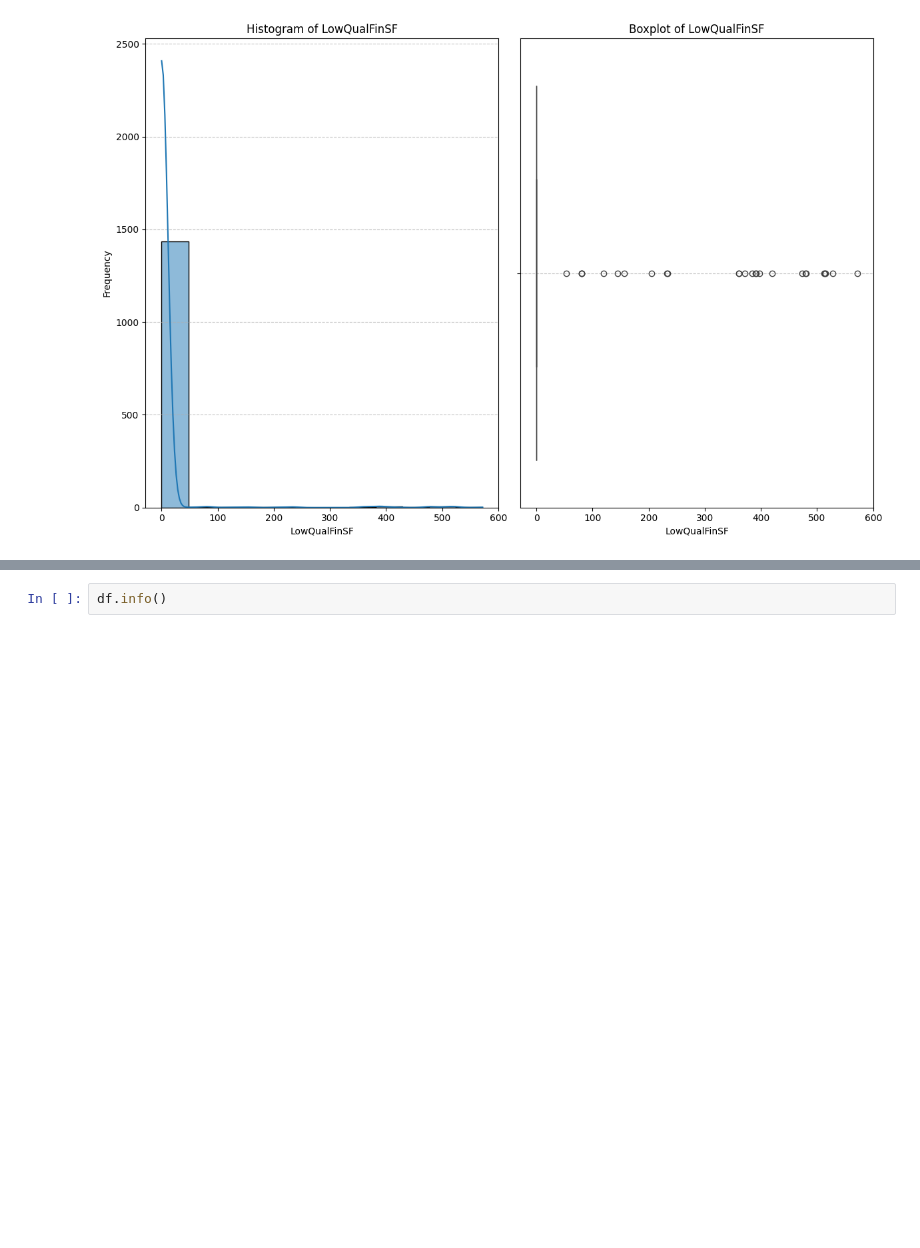
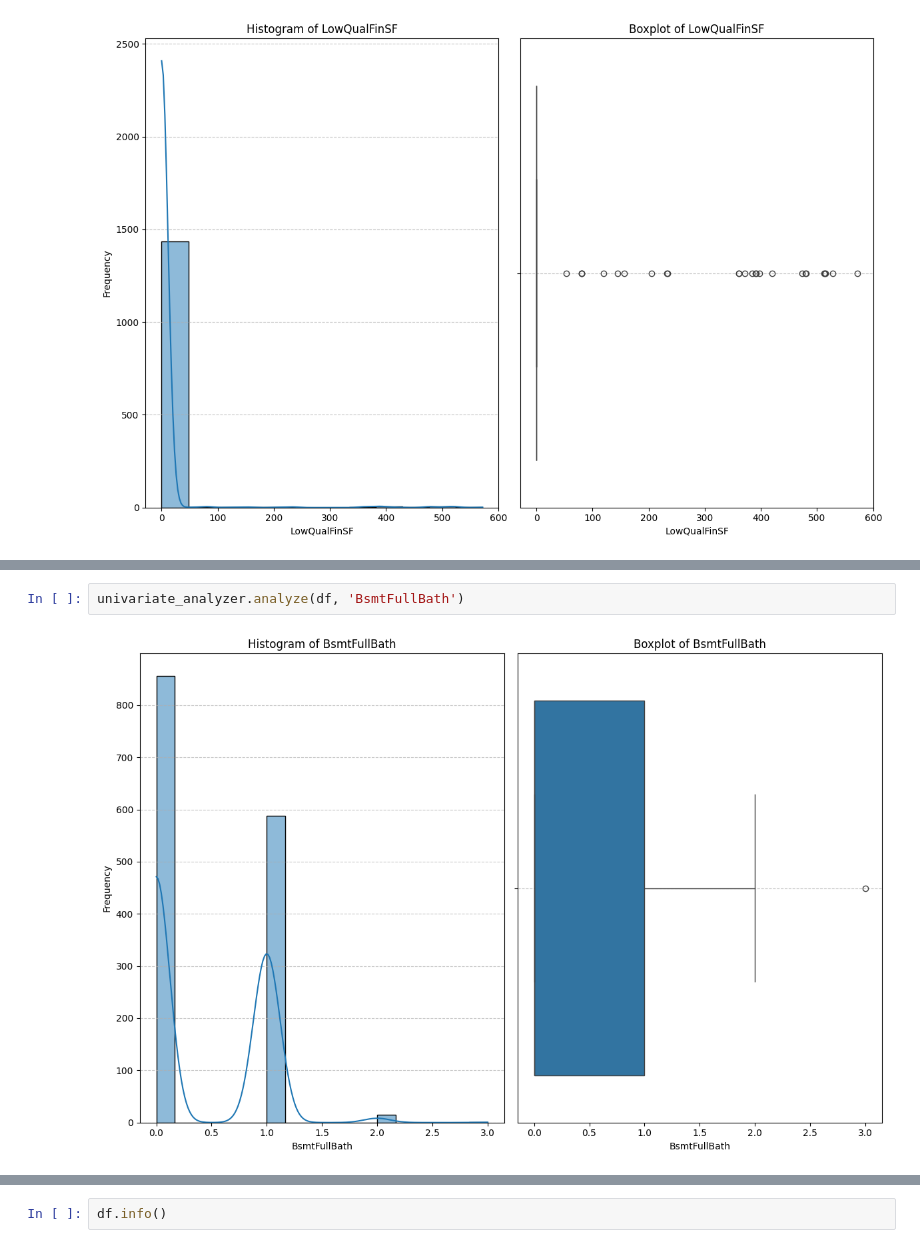
Before and after one commit to ktxdev/house-prices, a Jupyter notebook: analysis/EDA.ipynb, the cells around one changed output, grey strips where cells are left out. Saved outputs shown, nothing was run; the diff lists cells and outputs as text; blank space fills up the shorter version.

```diff
--- a/analysis/EDA.ipynb
+++ b/analysis/EDA.ipynb
@@ -378,0 +402,4 @@ univariate_analyzer.analyze(df, 'LowQualFinSF')
+# %%
+univariate_analyzer.analyze(df, 'BsmtFullBath')
+# %% [output]
+[figure, added]
```
Also changed, not shown: parts of 7 cells of this notebook.
